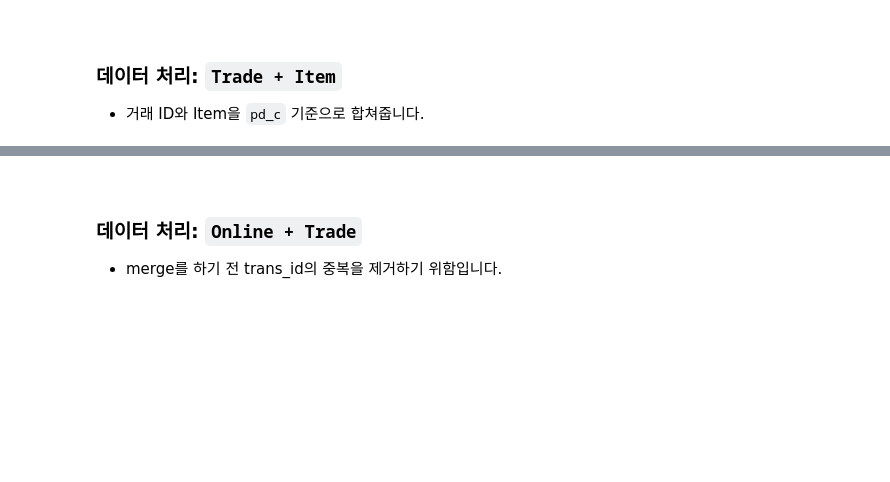
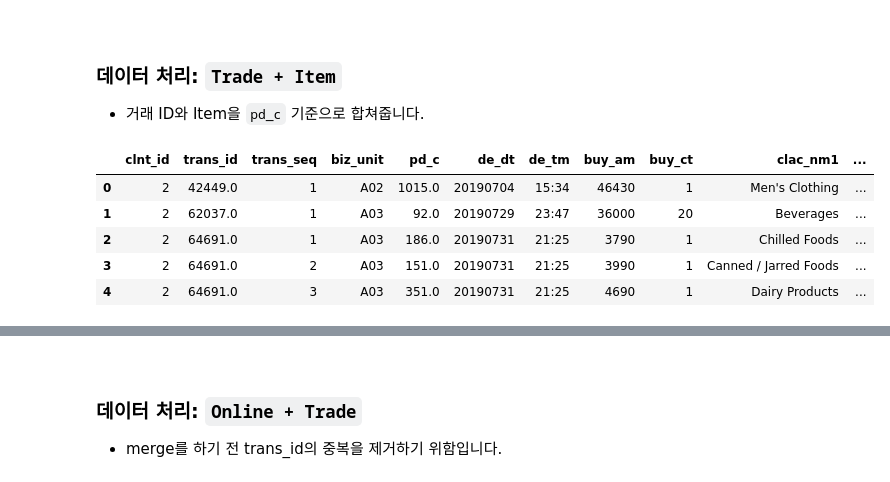
Before and after one commit to PEBpung/Lpoint-Hackathon, a Jupyter notebook: src/04. feature_생성.ipynb, the cells around one changed output, grey strips where cells are left out. Saved outputs shown, nothing was run; the diff lists cells and outputs as text; code cells hidden in the pictures; blank space fills up the shorter version.

```diff
--- a/src/04. feature_생성.ipynb
+++ b/src/04. feature_생성.ipynb
@@ -257,3 +343,10 @@ df1_transO.head()
 # %%
-df2_df4 = df2trade.merge(df4item, how = 'left')
-df2_df4.head()
+df3_trade = trade.merge(item, how = 'left')
+df3_trade.head()
+# %% [output]
+|  | clnt_id | trans_id | trans_seq | biz_unit | pd_c | de_dt | de_tm | buy_am | buy_ct | clac_nm1 | ... |
+| 0 | 2 | 42449.0 | 1 | A02 | 1015.0 | 20190704 | 15:34 | 46430 | 1 | Men's Clothing | ... |
+| 1 | 2 | 62037.0 | 1 | A03 | 92.0 | 20190729 | 23:47 | 36000 | 20 | Beverages | ... |
+| 2 | 2 | 64691.0 | 1 | A03 | 186.0 | 20190731 | 21:25 | 3790 | 1 | Chilled Foods | ... |
+| 3 | 2 | 64691.0 | 2 | A03 | 151.0 | 20190731 | 21:25 | 3990 | 1 | Canned / Jarred Foods | ... |
+| 4 | 2 | 64691.0 | 3 | A03 | 351.0 | 20190731 | 21:25 | 4690 | 1 | Dairy Products | ... |
```
Also changed, not shown: parts of 72 cells of this notebook.
